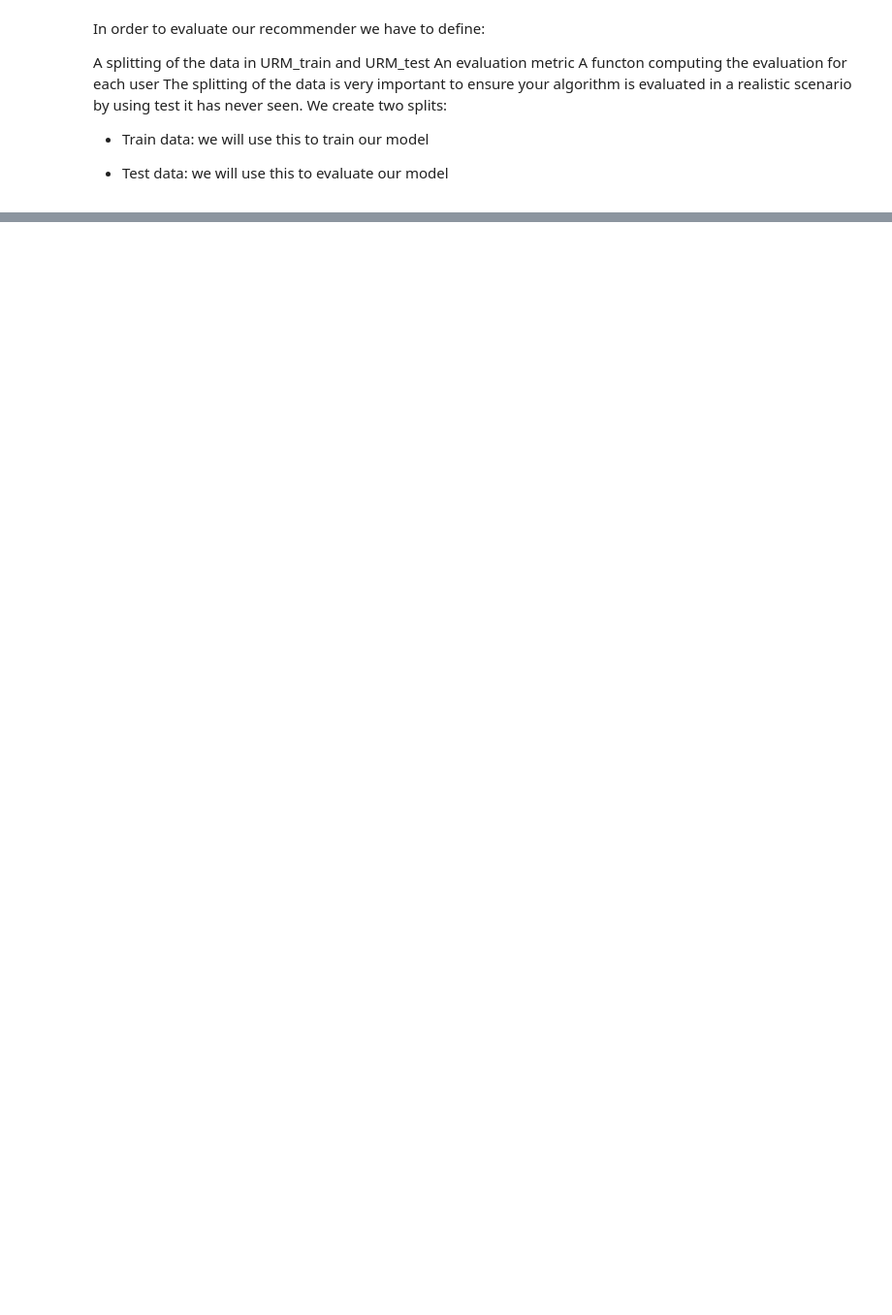
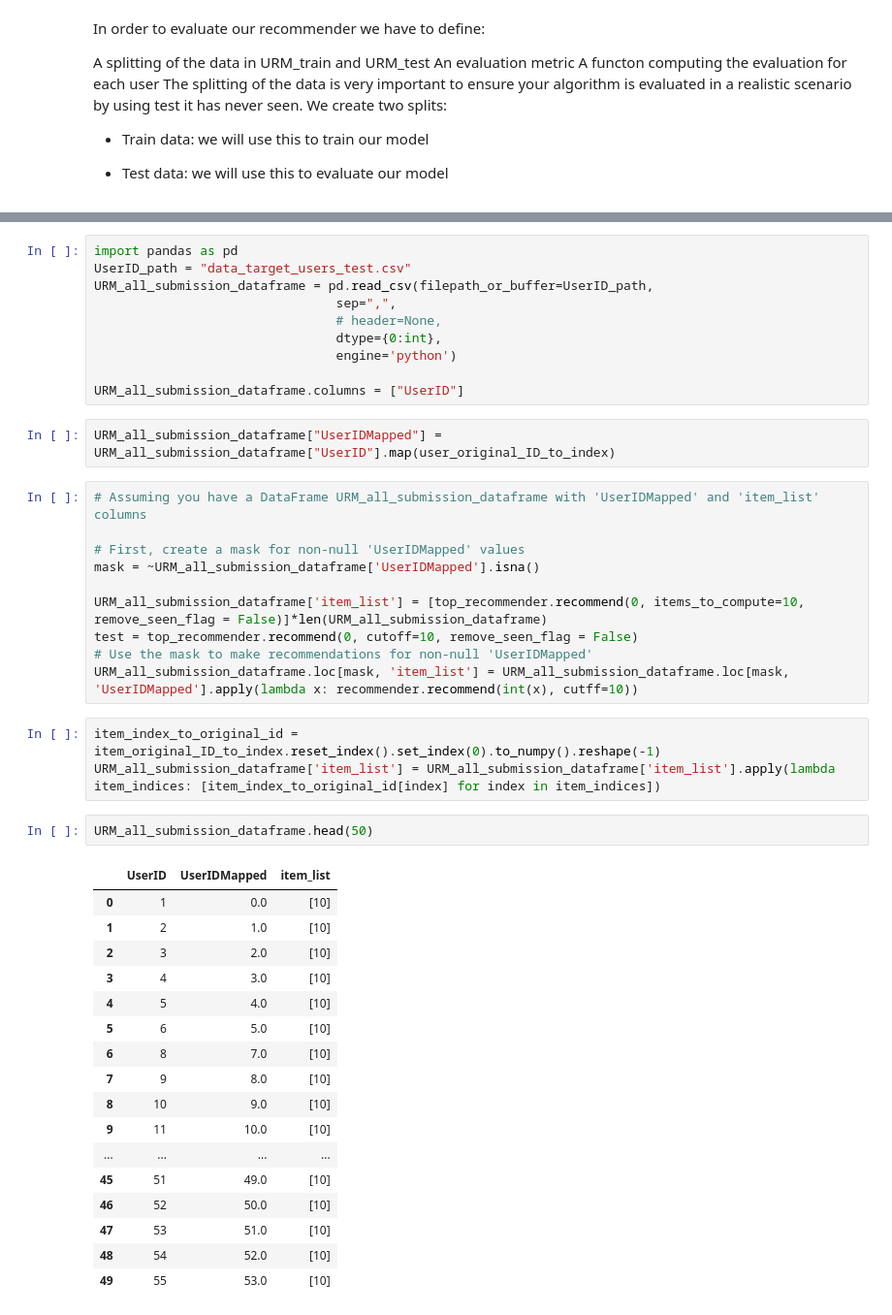
Before and after one commit to AlessandroVacca/RecSys-2023-polimi, a Jupyter notebook: WIP.ipynb, the cells around one changed output, grey strips where cells are left out. Shown: that part at 97% size. Saved outputs shown, nothing was run; the diff lists cells and outputs as text; blank space fills up the shorter version.

```diff
--- a/WIP.ipynb
+++ b/WIP.ipynb
@@ -238,0 +355,45 @@ def AP(recommended_items, relevant_items):
+# %%
+import pandas as pd
+UserID_path = "data_target_users_test.csv"
+URM_all_submission_dataframe = pd.read_csv(filepath_or_buffer=UserID_path,
+                                sep=",",
+                                # header=None,
+                                dtype={0:int},
+                                engine='python')
+
+URM_all_submission_dataframe.columns = ["UserID"]
+# %%
+URM_all_submission_dataframe["UserIDMapped"] = URM_all_submission_dataframe["UserID"].map(user_original_ID_to_index)
+# %%
+# Assuming you have a DataFrame URM_all_submission_dataframe with 'UserIDMapped' and 'item_list' columns
+
+# First, create a mask for non-null 'UserIDMapped' values
+mask = ~URM_all_submission_dataframe['UserIDMapped'].isna()
+
+URM_all_submission_dataframe['item_list'] = [top_recommender.recommend(0, items_to_compute=10, remove_seen_flag = False)]*len(URM_all_submission_dataframe)
+test = top_recommender.recommend(0, cutoff=10, remove_seen_flag = False)
+# Use the mask to make recommendations for non-null 'UserIDMapped'
+URM_all_submission_dataframe.loc[mask, 'item_list'] = URM_all_submission_dataframe.loc[mask, 'UserIDMapped'].apply(lambda x: recommender.recommend(int(x), cutff=10))
+# %%
+item_index_to_original_id = item_original_ID_to_index.reset_index().set_index(0).to_numpy().reshape(-1)
+URM_all_submission_dataframe['item_list'] = URM_all_submission_dataframe['item_list'].apply(lambda item_indices: [item_index_to_original_id[index] for index in item_indices])
+# %%
+URM_all_submission_dataframe.head(50)
+# %% [output]
+|  | UserID | UserIDMapped | item_list |
+| 0 | 1 | 0.0 | [10] |
+| 1 | 2 | 1.0 | [10] |
+| 2 | 3 | 2.0 | [10] |
+| 3 | 4 | 3.0 | [10] |
+| 4 | 5 | 4.0 | [10] |
+| 5 | 6 | 5.0 | [10] |
+| 6 | 8 | 7.0 | [10] |
+| 7 | 9 | 8.0 | [10] |
+| 8 | 10 | 9.0 | [10] |
+| 9 | 11 | 10.0 | [10] |
+| ... | ... | ... | ... |
+| 45 | 51 | 49.0 | [10] |
+| 46 | 52 | 50.0 | [10] |
+| 47 | 53 | 51.0 | [10] |
+| 48 | 54 | 52.0 | [10] |
+| 49 | 55 | 53.0 | [10] |
```
Also changed, not shown: parts of 25 cells of this notebook, 3 other files.
